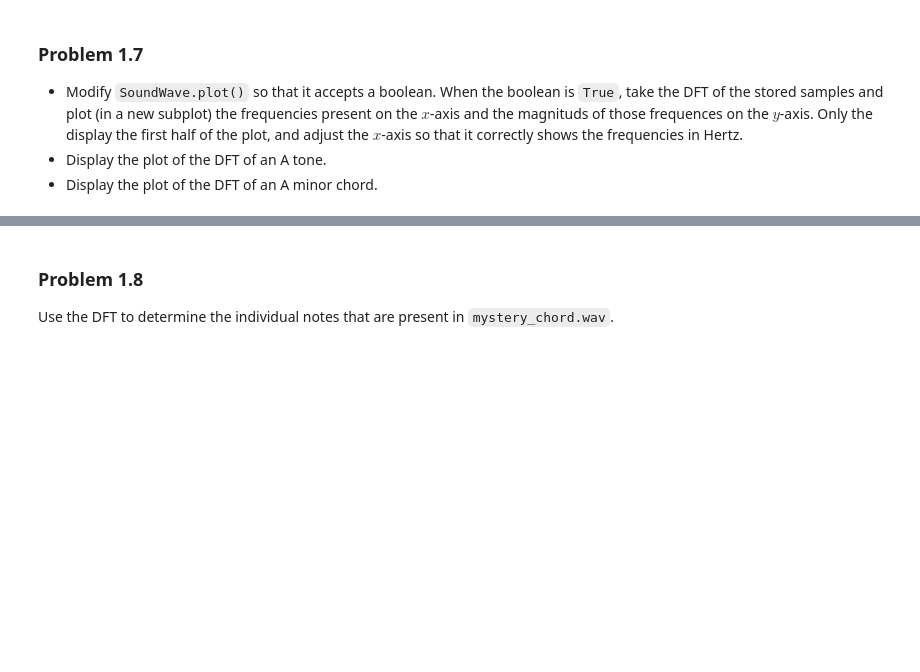
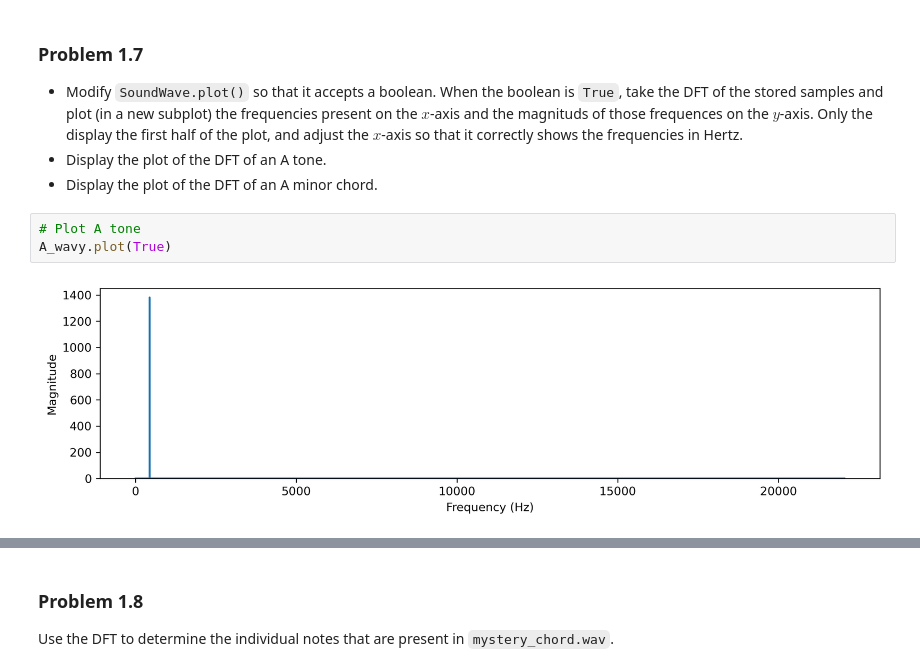
Before and after one commit to Burt360/Volume2, a Jupyter notebook: FourierTransform/fourier_transform.ipynb, the cells around one changed output, grey strips where cells are left out. Drawn from its saved outputs; the diff is of its cells as text; blank space fills up the shorter version.

```diff
--- a/FourierTransform/fourier_transform.ipynb
+++ b/FourierTransform/fourier_transform.ipynb
@@ -328,3 +428,8 @@ def simple_fft(samples, threshold=1):
 - Modify `SoundWave.plot()` so that it accepts a boolean. When the boolean is `True`, take the DFT of the stored samples and plot (in a new subplot) the frequencies present on the $x$-axis and the magnituds of those frequences on the $y$-axis. Only the display the first half of the plot, and adjust the $x$-axis so that it correctly shows the frequencies in Hertz.
 - Display the plot of the DFT of an A tone.
 - Display the plot of the DFT of an A minor chord.
+# %%
+# Plot A tone
+A_wavy.plot(True)
+# %% [output]
+[figure, added]
```
Also changed, not shown: parts of 14 cells of this notebook.
